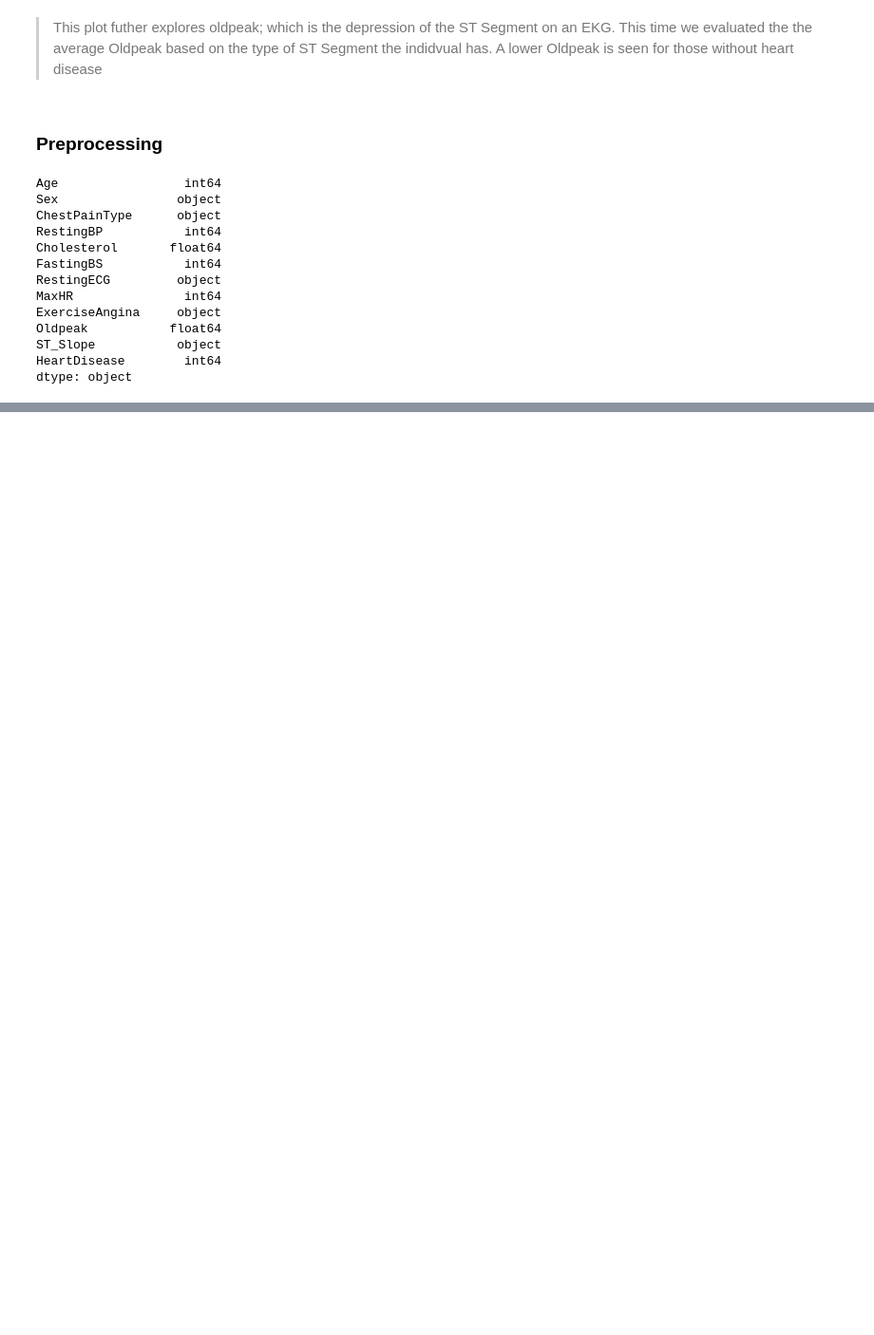
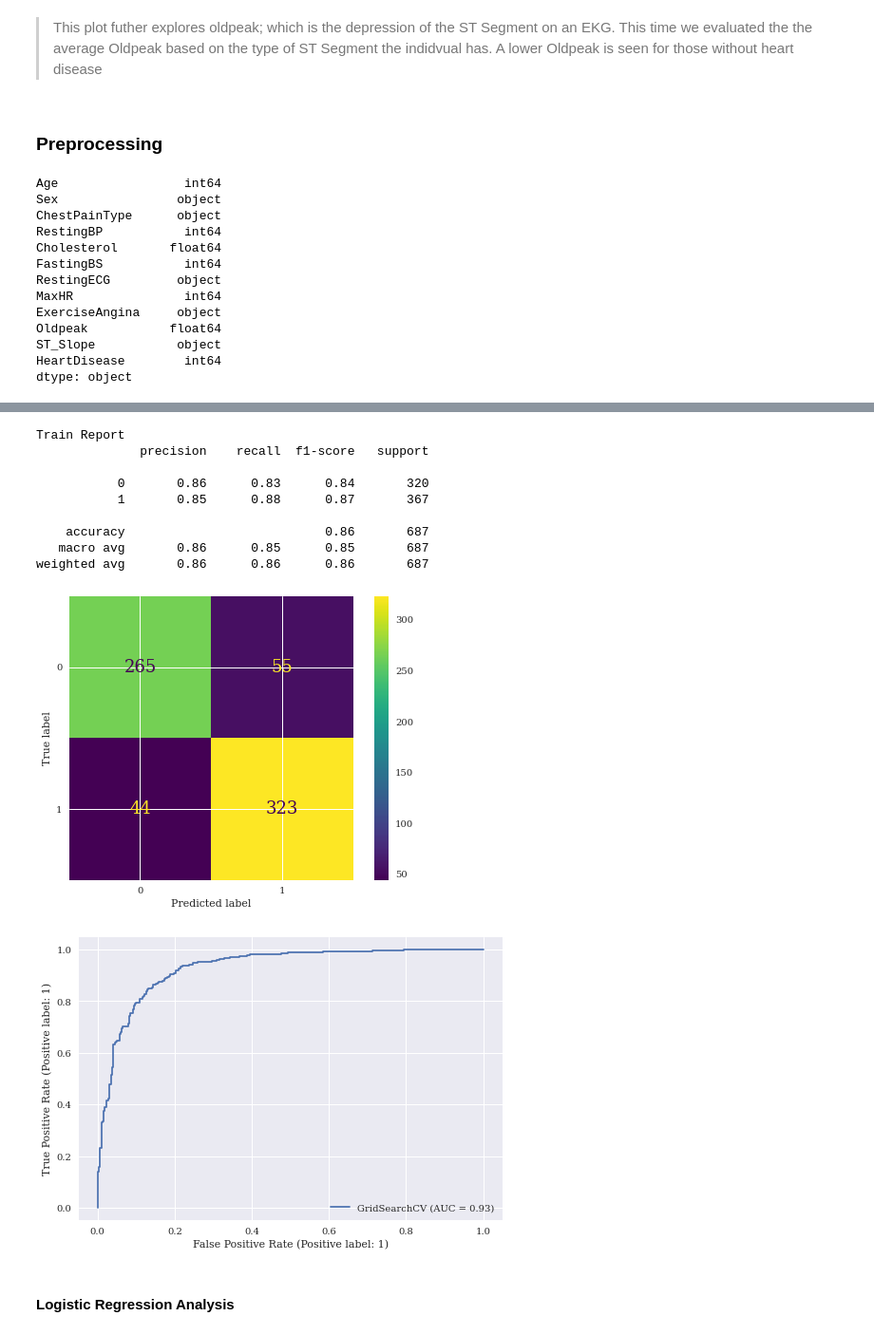
Before and after one commit to rvtovar/Heart_Disease, a Jupyter notebook: Heart_Disease.ipynb, the cells around one changed output, grey strips where cells are left out. Shown: that part at 95% size. Cells and saved outputs as stored; diff of their text form; code cells hidden in the pictures; blank space fills up the shorter version.

```diff
--- a/Heart_Disease.ipynb
+++ b/Heart_Disease.ipynb
@@ -368,0 +508,18 @@ ColumnTransformer(transformers=[('pipeline',
+# %%
+# Train Report
+print("Train Report")
+eval(log_gs, X_train,y_train)
+# %% [output]
+Train Report
+              precision    recall  f1-score   support
+
+           0       0.86      0.83      0.84       320
+           1       0.85      0.88      0.87       367
+
+    accuracy                           0.86       687
+   macro avg       0.86      0.85      0.85       687
+weighted avg       0.86      0.86      0.86       687
+[figure, added]
+[figure, added]
+# %% [markdown]
+#### Logistic Regression Analysis
```
Also changed, not shown: parts of 70 cells of this notebook, 4 other files.
